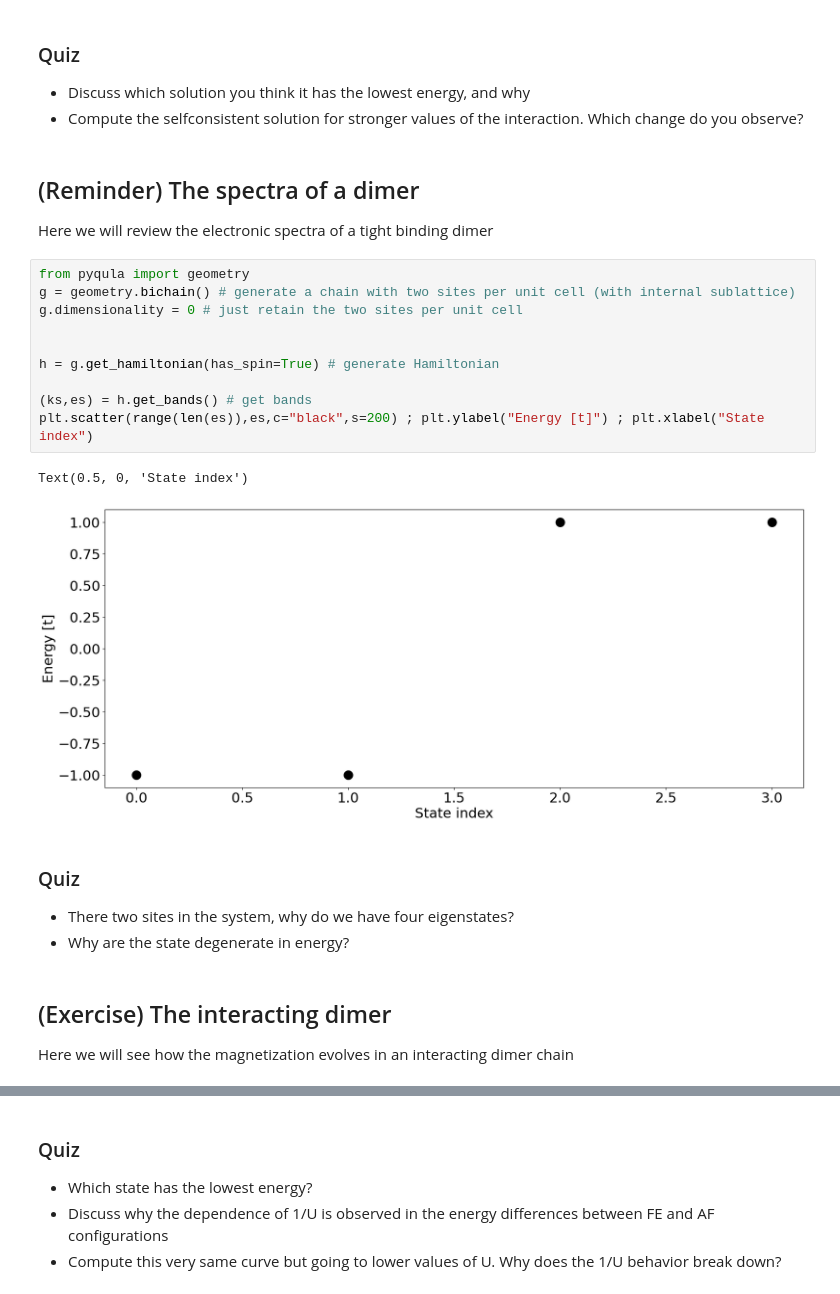
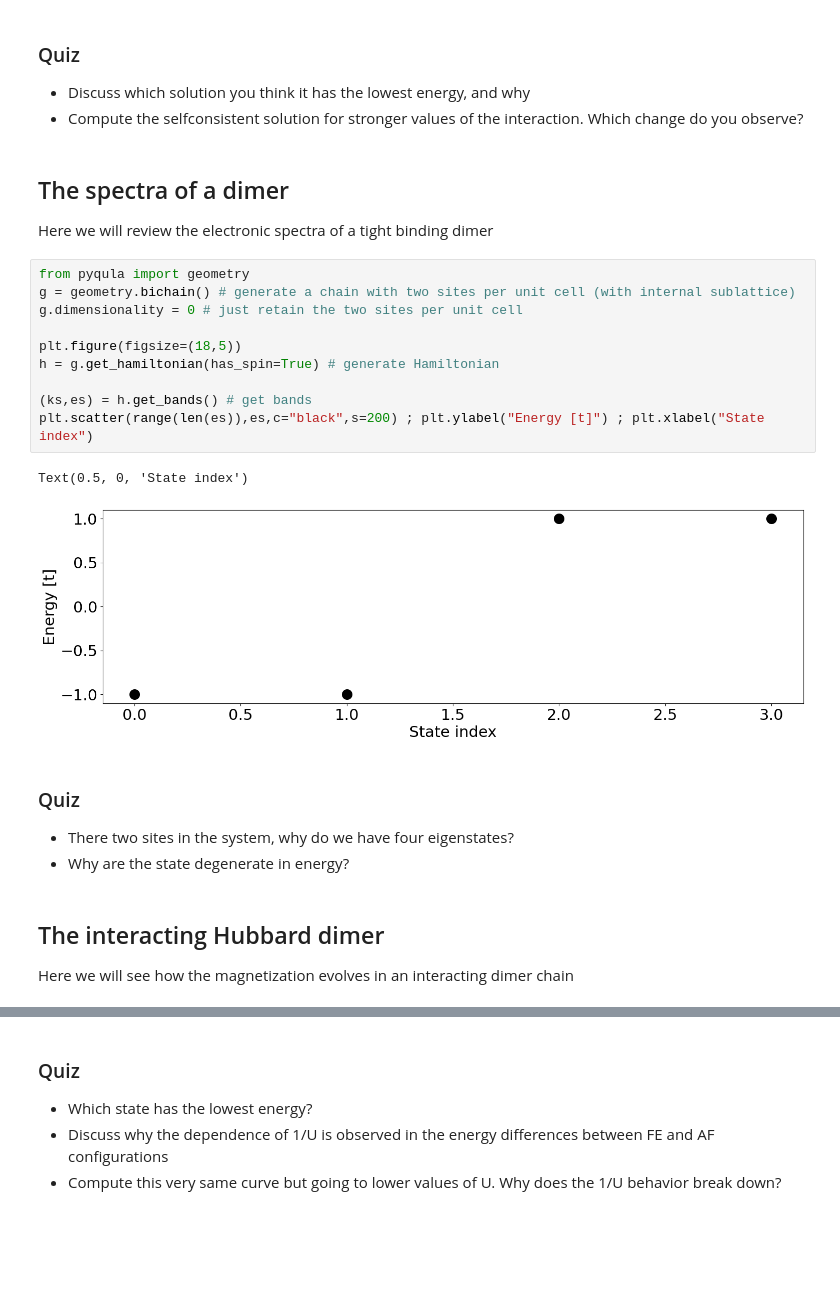
Before and after one commit to joselado/Advanced_Computational_Methods_Physics_2024, a Jupyter notebook: jupyter-notebooks/classical_magnetism.ipynb, the cells around one changed output, grey strips where cells are left out. Saved outputs shown, nothing was run; the diff lists cells and outputs as text; blank space fills up the shorter version.

```diff
--- a/jupyter-notebooks/classical_magnetism.ipynb
+++ b/jupyter-notebooks/classical_magnetism.ipynb
@@ -106,27 +118,27 @@ plt.scatter(x,y,c="black",s=400) ; plt.quiver(x,y,0.,mz,color="red",scale=10) ;
 - Discuss which solution you think it has the lowest energy, and why
 - Compute the selfconsistent solution for stronger values of the interaction. Which change do you observe?
 # %% [markdown]
-## (Reminder) The spectra of a dimer
+## The spectra of a dimer
 Here we will review the electronic spectra of a tight binding dimer
 # %%
 from pyqula import geometry
 g = geometry.bichain() # generate a chain with two sites per unit cell (with internal sublattice)
 g.dimensionality = 0 # just retain the two sites per unit cell
 
-
+plt.figure(figsize=(18,5))
 h = g.get_hamiltonian(has_spin=True) # generate Hamiltonian
 
 (ks,es) = h.get_bands() # get bands
 plt.scatter(range(len(es)),es,c="black",s=200) ; plt.ylabel("Energy [t]") ; plt.xlabel("State index")
 # %% [output]
 Text(0.5, 0, 'State index')
-[figure, old version]
+[figure, new version]
 # %% [markdown]
 ### Quiz
 - There two sites in the system, why do we have four eigenstates?
 - Why are the state degenerate in energy?
 # %% [markdown]
-## (Exercise) The interacting dimer
+## The interacting Hubbard dimer
 Here we will see how the magnetization evolves in an interacting dimer chain
 # %%
 from pyqula import geometry
```
Also changed, not shown: parts of 34 cells of this notebook, 6 other files.
